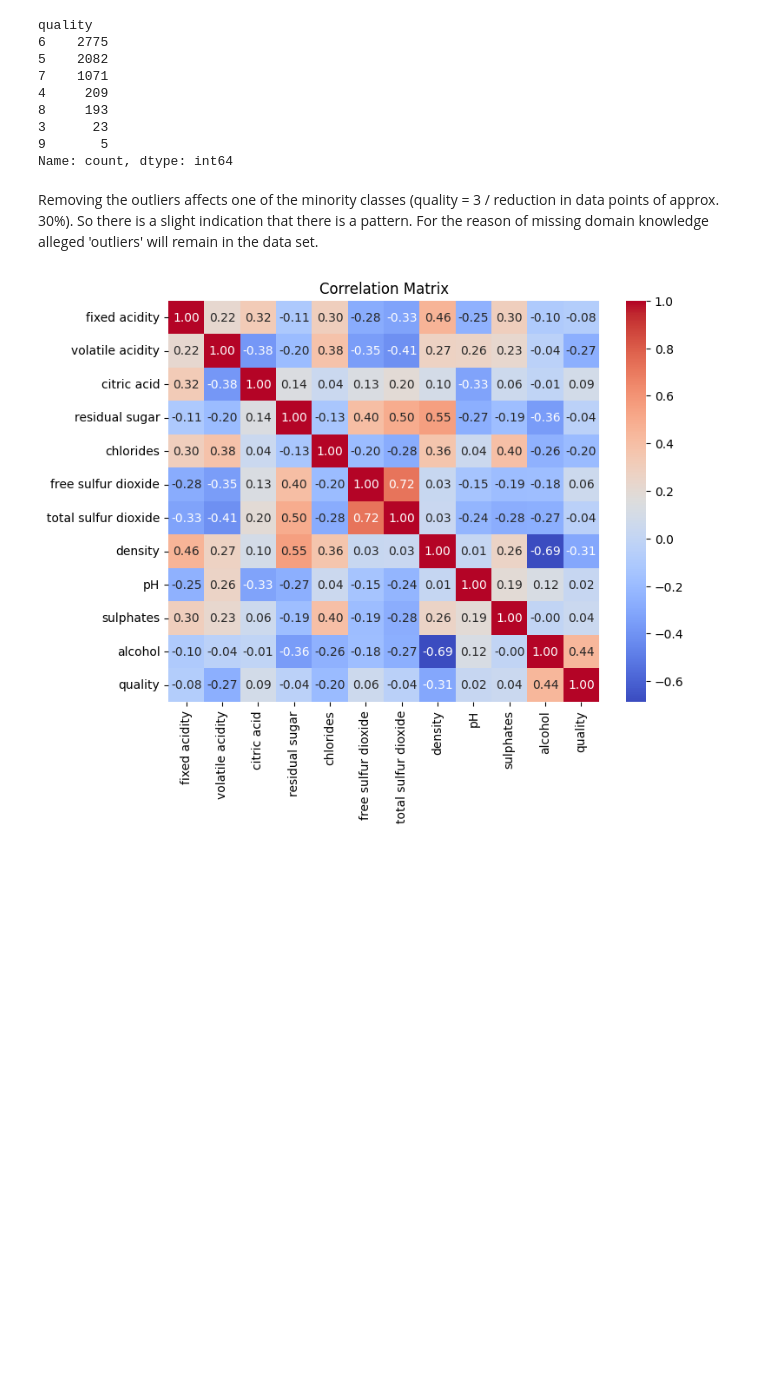
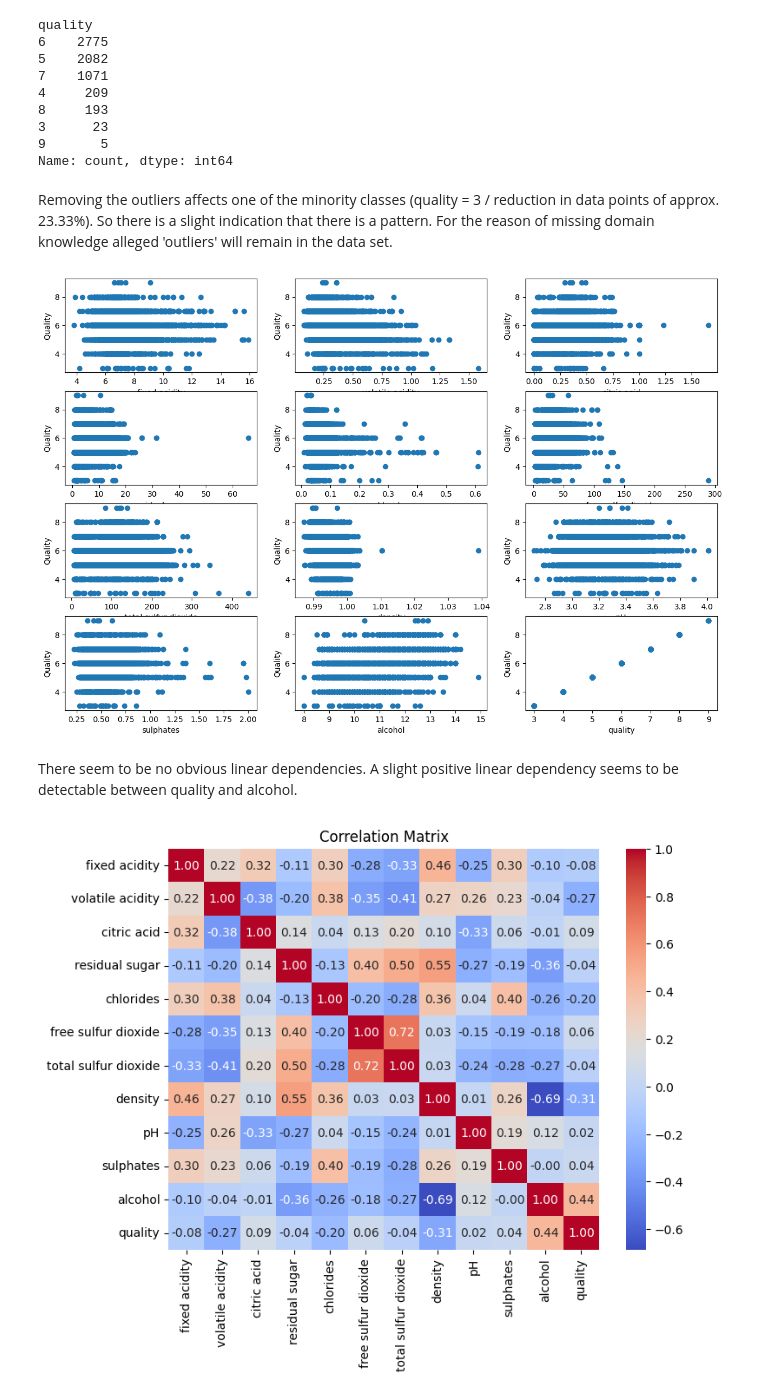
Before and after one commit to Yonekin/Machine-Learning-Group-3, a Jupyter notebook: ML_Group3_WINE_LABELING.ipynb, the cells around one changed output. Saved outputs shown, nothing was run; the diff lists cells and outputs as text; code cells hidden in the pictures; blank space fills up the shorter version.

```diff
--- a/ML_Group3_WINE_LABELING.ipynb
+++ b/ML_Group3_WINE_LABELING.ipynb
@@ -142,7 +174,40 @@ quality
 9       5
 Name: count, dtype: int64
 # %% [markdown]
-Removing the outliers affects one of the minority classes (quality = 3 / reduction in data points of approx. 30%). So there is a slight indication that there is a pattern. For the reason of missing domain knowledge alleged 'outliers' will remain in the data set.
+Removing the outliers affects one of the minority classes (quality = 3 / reduction in data points of approx. 23.33%). So there is a slight indication that there is a pattern. For the reason of missing domain knowledge alleged 'outliers' will remain in the data set.
+# %%
+# create some plots to detect linear dependencies
+
+# create a list of all columns that we could consider
+#features = ['fixed acidity', 'volatile acidity', 'citric acid', 'residual sugar', 'chlorides', 'free sulfur dioxide', 'total sulfur dioxide', 'density', 'pH', 'sulphates', 'alcohol']
+features = merged_raw_data.select_dtypes(include=[np.number])
+
+# create a figure and specify its size
+fig = plt.figure(figsize=(15,10))
+
+# go through all features
+figure_index = 1
+for feature in features:
+    # add a subplot to the figure
+    axs = fig.add_subplot(4,3,figure_index)
+
+    # plot the feature as x
+    axs.scatter(merged_raw_data[feature], merged_raw_data['quality'])
+
+    # set the axis labels of the current subplot
+    axs.set_xlabel(feature)
+    axs.set_ylabel('Quality')
+
+    # increase the figure index
+    figure_index+=1
+
+
+# show the plot
+plt.show()
+# %% [output]
+[figure, added]
+# %% [markdown]
+There seem to be no obvious linear dependencies. A slight positive linear dependency seems to be detectable between quality and alcohol.
 # %%
 # create correlation matrix
 correlation_matrix = merged_raw_data.corr()
```
Also changed, not shown: parts of 16 cells of this notebook.
